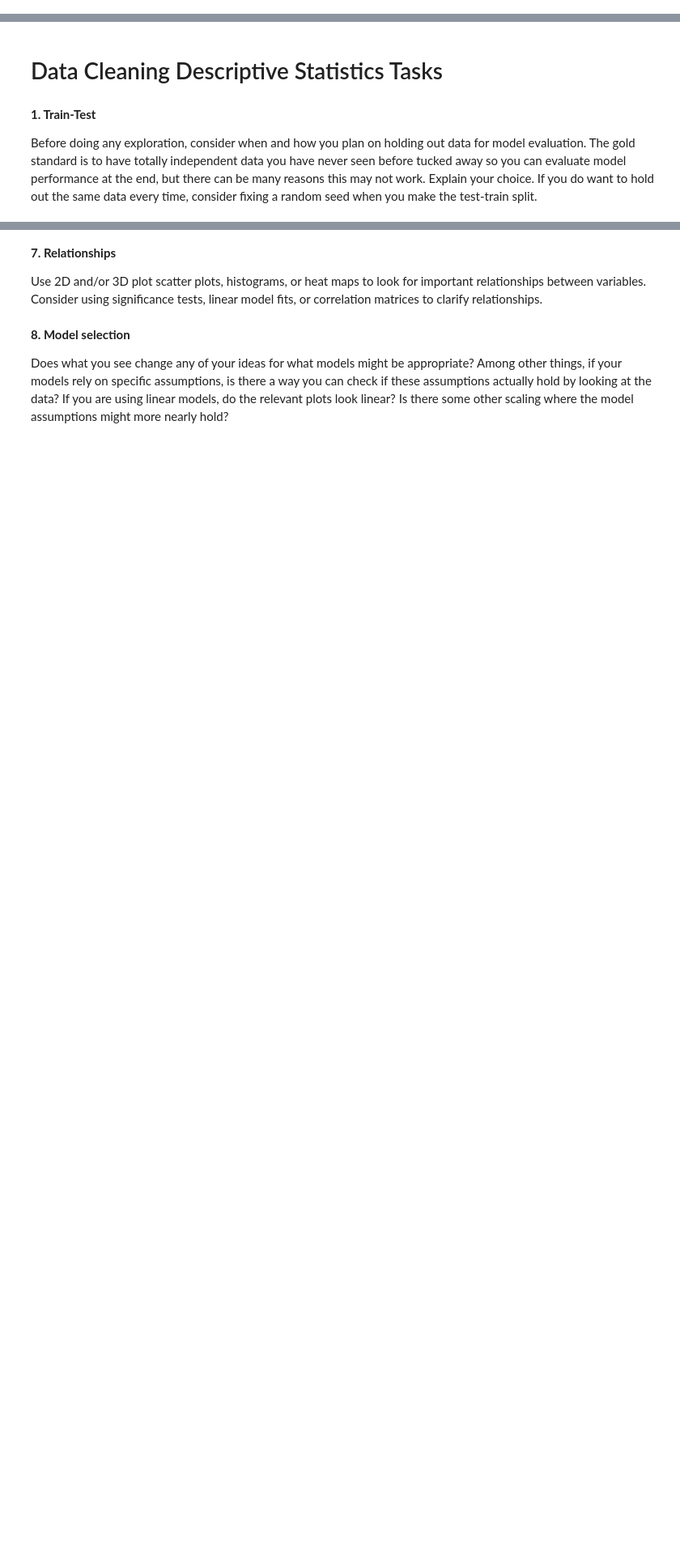
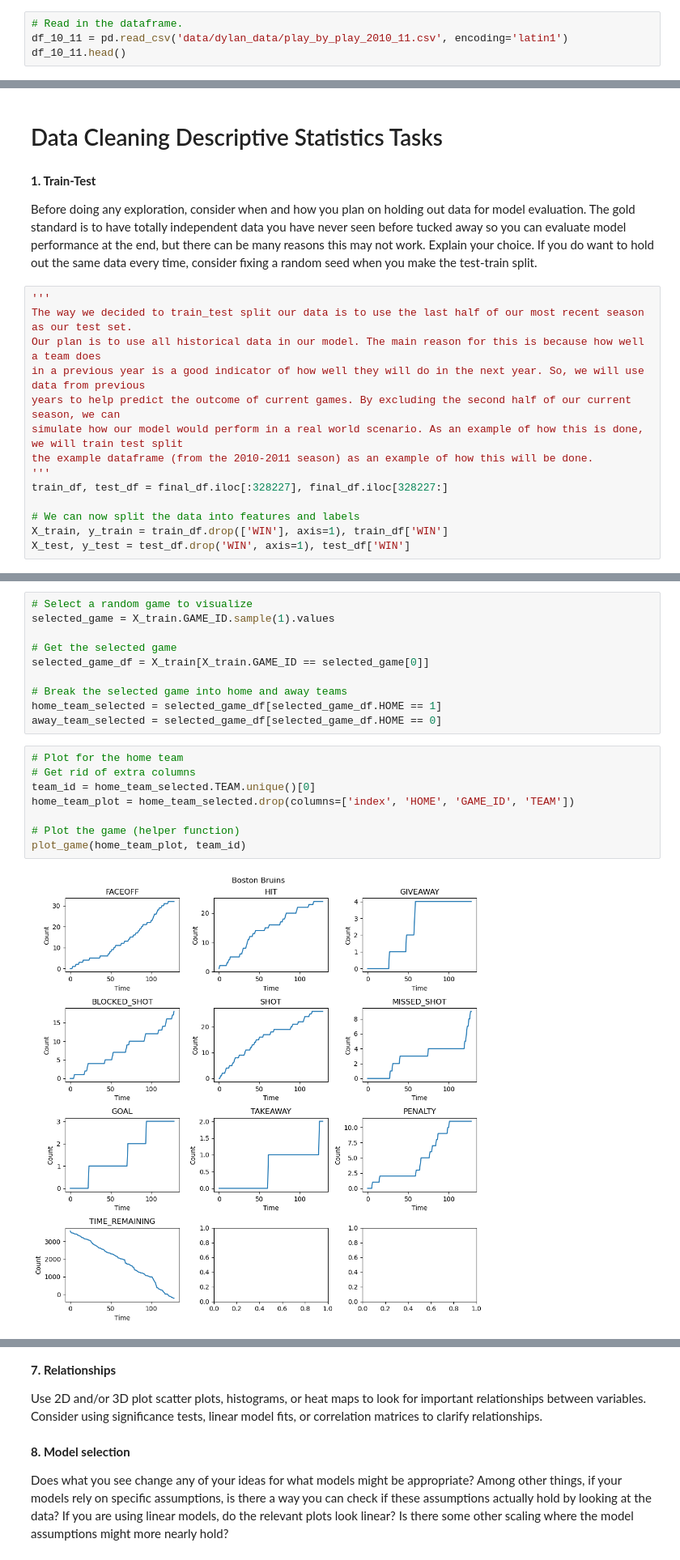
Before and after one commit to jeffxhansen/NHL_Win_Predictor, a Jupyter notebook: data_analysis.ipynb, the cells around one changed output, grey strips where cells are left out. Shown at 81% size. Cells and saved outputs as stored; diff of their text form; blank space fills up the shorter version.

Commit message:
Answered a few questions in the data_analysis notebook.

```diff
--- a/data_analysis.ipynb
+++ b/data_analysis.ipynb
@@ -3,2 +11,6 @@
 # %% [markdown]
 # preliminary data cleaning
+# %%
+# Read in the dataframe.
+df_10_11 = pd.read_csv('data/dylan_data/play_by_play_2010_11.csv', encoding='latin1')
+df_10_11.head()
@@ -8,6 +56,20 @@
 **1. Train-Test**
 
 Before doing any exploration, consider when and how you plan on holding out data for model evaluation. The gold standard is to have totally independent data you have never seen before tucked away so you can evaluate model performance at the end, but there can be many reasons this may not work. Explain your choice. If you do want to hold out the same data every time, consider fixing a random seed when you make the test-train split.
+# %%
+'''
+The way we decided to train_test split our data is to use the last half of our most recent season as our test set.
+Our plan is to use all historical data in our model. The main reason for this is because how well a team does
+in a previous year is a good indicator of how well they will do in the next year. So, we will use data from previous
+years to help predict the outcome of current games. By excluding the second half of our current season, we can
+simulate how our model would perform in a real world scenario. As an example of how this is done, we will train test split
+the example dataframe (from the 2010-2011 season) as an example of how this will be done.
+'''
+train_df, test_df = final_df.iloc[:328227], final_df.iloc[328227:]
+
+# We can now split the data into features and labels
+X_train, y_train = train_df.drop(['WIN'], axis=1), train_df['WIN']
+X_test, y_test = test_df.drop('WIN', axis=1), test_df['WIN']
 # %% [markdown]
 **2. Data Examination**
 
@@ -18,0 +108,20 @@ Plot a few individual time series and do a similar check. Is there anything unbe
+# %%
+# Select a random game to visualize
+selected_game = X_train.GAME_ID.sample(1).values
+
+# Get the selected game
+selected_game_df = X_train[X_train.GAME_ID == selected_game[0]]
+
+# Break the selected game into home and away teams
+home_team_selected = selected_game_df[selected_game_df.HOME == 1]
+away_team_selected = selected_game_df[selected_game_df.HOME == 0]
+# %%
+# Plot for the home team
+# Get rid of extra columns
+team_id = home_team_selected.TEAM.unique()[0]
+home_team_plot = home_team_selected.drop(columns=['index', 'HOME', 'GAME_ID', 'TEAM'])
+
+# Plot the game (helper function)
+plot_game(home_team_plot, team_id)
+# %% [output]
+[figure, added]
```
Also changed, not shown: parts of 17 cells of this notebook.
